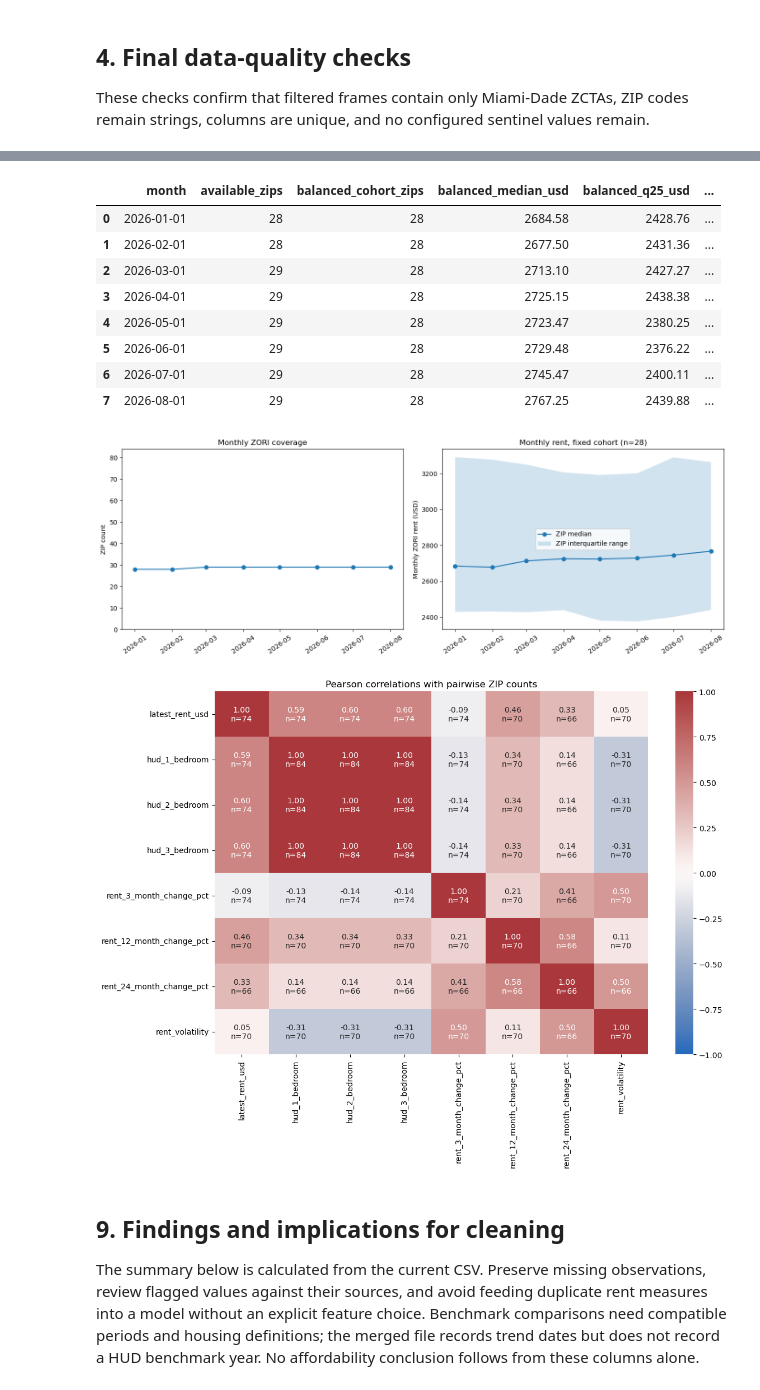
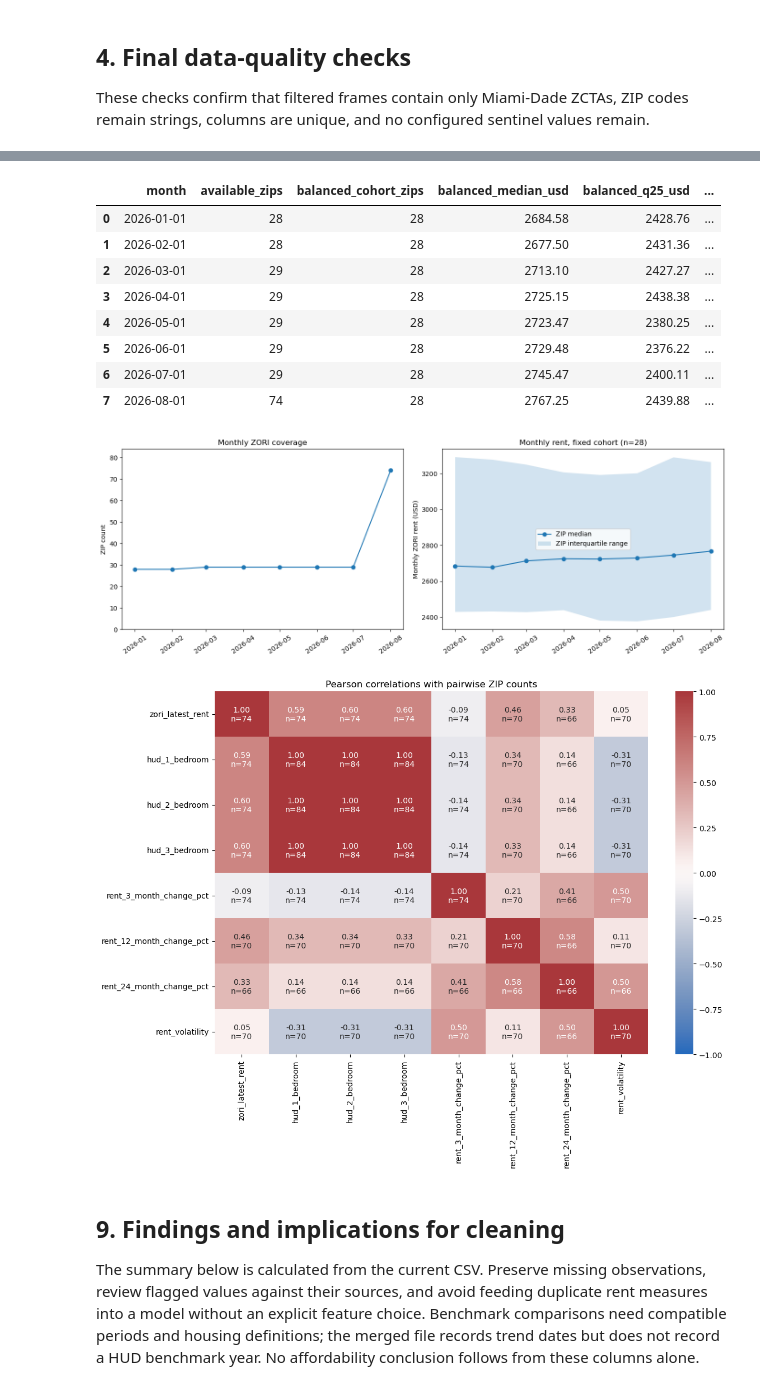
Before and after one commit to Break-Through-Tech/Flow-1B-responsible-ai-prototype-for-personalized-neighborhood-recommendations, a Jupyter notebook: notebooks/cleaning-new-data.ipynb, the cells around one changed output, grey strips where cells are left out. Saved outputs shown, nothing was run; the diff lists cells and outputs as text; code cells hidden in the pictures.

Commit message:
added /raw folder and /new data in /data folder , rent-data was completed

```diff
--- a/notebooks/cleaning-new-data.ipynb
+++ b/notebooks/cleaning-new-data.ipynb
@@ -464,0 +400,22 @@ Trend observation dates (including missing):
+# %%
+# Load the Miami rents dataset while preserving ZIP codes as strings.
+from pathlib import Path
+
+DATA_DIR_CANDIDATES = (Path.cwd() / "data", Path.cwd().parent / "data")
+DATA_DIR = next((path for path in DATA_DIR_CANDIDATES if path.is_dir()), None)
+if DATA_DIR is None:
+    raise FileNotFoundError(
+        "Could not find the project's data directory. "
+        "Run this notebook from the repository root or notebooks/."
+    )
+
+MIAMI_RENTS_PATH = DATA_DIR / "raw" / "miami-rents.csv"
+miami_rents = clean_miami_rents(
+    pd.read_csv(MIAMI_RENTS_PATH, dtype={"zip_code": "string"}, float_precision="round_trip")
+)
+
+print(f"Dataset: {MIAMI_RENTS_PATH.name}")
+print(f"Shape: {miami_rents.shape}")
+print()
+# Keep the rent frame used by the later rent-analysis sections.
+rents = miami_rents.copy().sort_values("zip_code").reset_index(drop=True)
@@ -556,7 +655,7 @@ display(pd.DataFrame({
     'percent_of_all_zips': direction_counts.div(len(rents)).mul(100).round(1),
 }))
 expected_direction = pd.Series(pd.NA, index=rents.index, dtype='string')
-known_growth = rents['rent_3_month_change_pct'].notna()
+known_growth = rents['rent_3_month_change_pct'].notna() & rents['rent_direction'].notna()
 expected_direction.loc[known_growth] = np.select(
     [rents.loc[known_growth, 'rent_3_month_change_pct'].gt(1),
      rents.loc[known_growth, 'rent_3_month_change_pct'].lt(-1)],
@@ -574,15 +673,15 @@ growth_long = rents[growth_columns].rename(columns=dict(zip(growth_columns, ['3
 sns.boxplot(data=growth_long, x='period', y='change_pct', ax=axes[1])
 axes[1].axhline(0, color='black', linewidth=1, linestyle='--')
 axes[1].set(title='Growth distributions by horizon', xlabel='', ylabel='Rent change (%)')
-scatter_rows = rents.dropna(subset=['latest_rent_usd', 'rent_3_month_change_pct', 'rent_direction'])
-sns.scatterplot(data=scatter_rows, x='latest_rent_usd', y='rent_3_month_change_pct', hue='rent_direction', ax=axes[2])
+scatter_rows = rents.dropna(subset=['zori_latest_rent', 'rent_3_month_change_pct', 'rent_direction'])
+sns.scatterplot(data=scatter_rows, x='zori_latest_rent', y='rent_3_month_change_pct', hue='rent_direction', ax=axes[2])
 axes[2].axhline(0, color='black', linewidth=1, linestyle='--')
 axes[2].set(title=f'Rent level vs. recent growth (n={len(scatter_rows)})', xlabel='Latest rent (USD)', ylabel='3-month rent change (%)')
 fig.tight_layout()
 plt.show()
 
 outlier_rows = []
-for column in ['latest_rent_usd', *trend_columns]:
+for column in ['zori_latest_rent', *trend_columns]:
     observed = rents[column].dropna()
     q1, q3 = observed.quantile([0.25, 0.75])
     iqr = q3 - q1
@@ -655,36 +754,36 @@ if len(balanced_monthly):
     axes[1].legend()
 axes[1].set(title=f'Monthly rent, fixed cohort (n={len(balanced_monthly)})', ylabel='Monthly ZORI rent (USD)')
 for ax in axes:
     ax.tick_params(axis='x', rotation=35)
 fig.tight_layout()
 plt.show()
 
-correlation_columns = ['latest_rent_usd', 'hud_1_bedroom', 'hud_2_bedroom', 'hud_3_bedroom', *trend_columns]
+correlation_columns = ['zori_latest_rent', 'hud_1_bedroom', 'hud_2_bedroom', 'hud_3_bedroom', *trend_columns]
 correlation_data = rents[correlation_columns]
 correlations = correlation_data.corr(min_periods=3)
 observed_flags = correlation_data.notna().astype(int)
 pair_counts = observed_flags.T.dot(observed_flags)
 annotations = correlations.copy().astype(object)
 for row in correlations.index:
     for column in correlations.columns:
         value = correlations.loc[row, column]
         annotations.loc[row, column] = f'{value:.2f}\nn={pair_counts.loc[row, column]}' if pd.notna(value) else ''
 fig, ax = plt.subplots(figsize=(12, 9))
 sns.heatmap(correlations, mask=correlations.isna(), annot=annotations, fmt='', cmap='vlag', center=0, vmin=-1, vmax=1, ax=ax)
 ax.set_title('Pearson correlations with pairwise ZIP counts')
 fig.tight_layout()
 plt.show()
 # %% [output]
 |  | month | available_zips | balanced_cohort_zips | balanced_median_usd | balanced_q25_usd | ... |
 | 0 | 2026-01-01 | 28 | 28 | 2684.58 | 2428.76 | ... |
 | 1 | 2026-02-01 | 28 | 28 | 2677.50 | 2431.36 | ... |
 | 2 | 2026-03-01 | 29 | 28 | 2713.10 | 2427.27 | ... |
 | 3 | 2026-04-01 | 29 | 28 | 2725.15 | 2438.38 | ... |
 | 4 | 2026-05-01 | 29 | 28 | 2723.47 | 2380.25 | ... |
 | 5 | 2026-06-01 | 29 | 28 | 2729.48 | 2376.22 | ... |
 | 6 | 2026-07-01 | 29 | 28 | 2745.47 | 2400.11 | ... |
-| 7 | 2026-08-01 | 29 | 28 | 2767.25 | 2439.88 | ... |
+| 7 | 2026-08-01 | 74 | 28 | 2767.25 | 2439.88 | ... |
-[figure, old version]
+[figure, new version]
 [figure]
 # %% [markdown]
 ## 9. Findings and implications for cleaning
```
Also changed, not shown: parts of 31 cells of this notebook, 28 other files.
